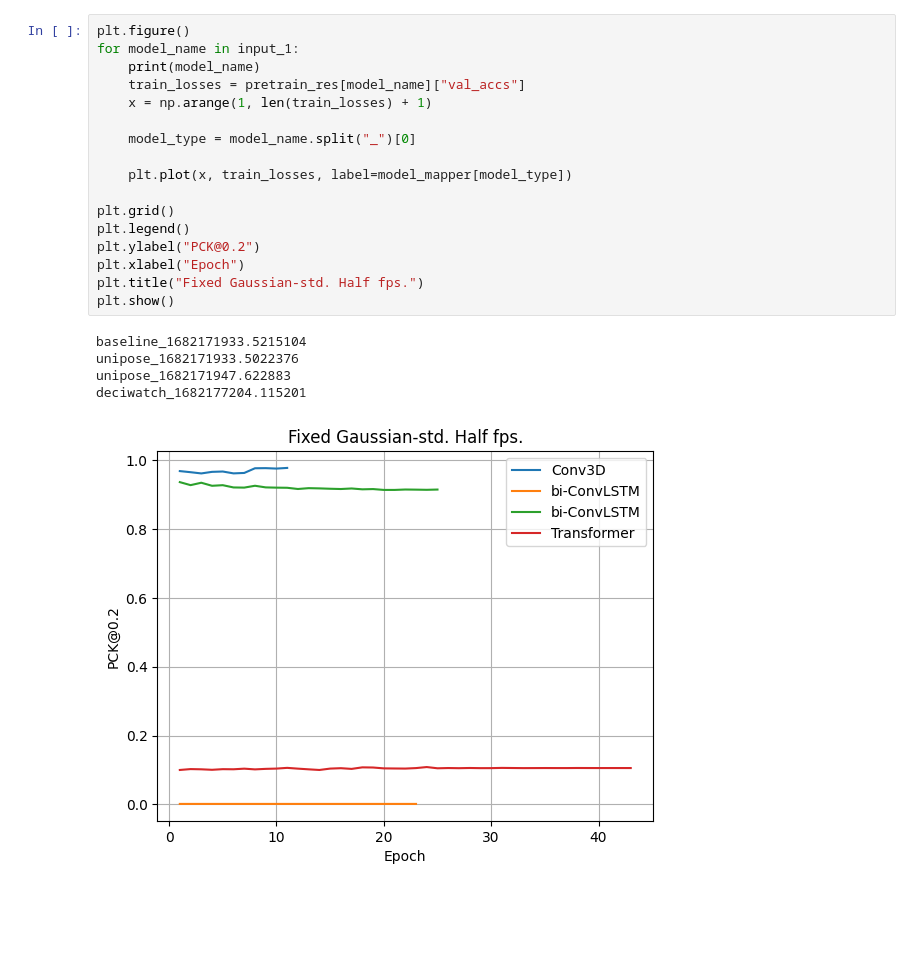
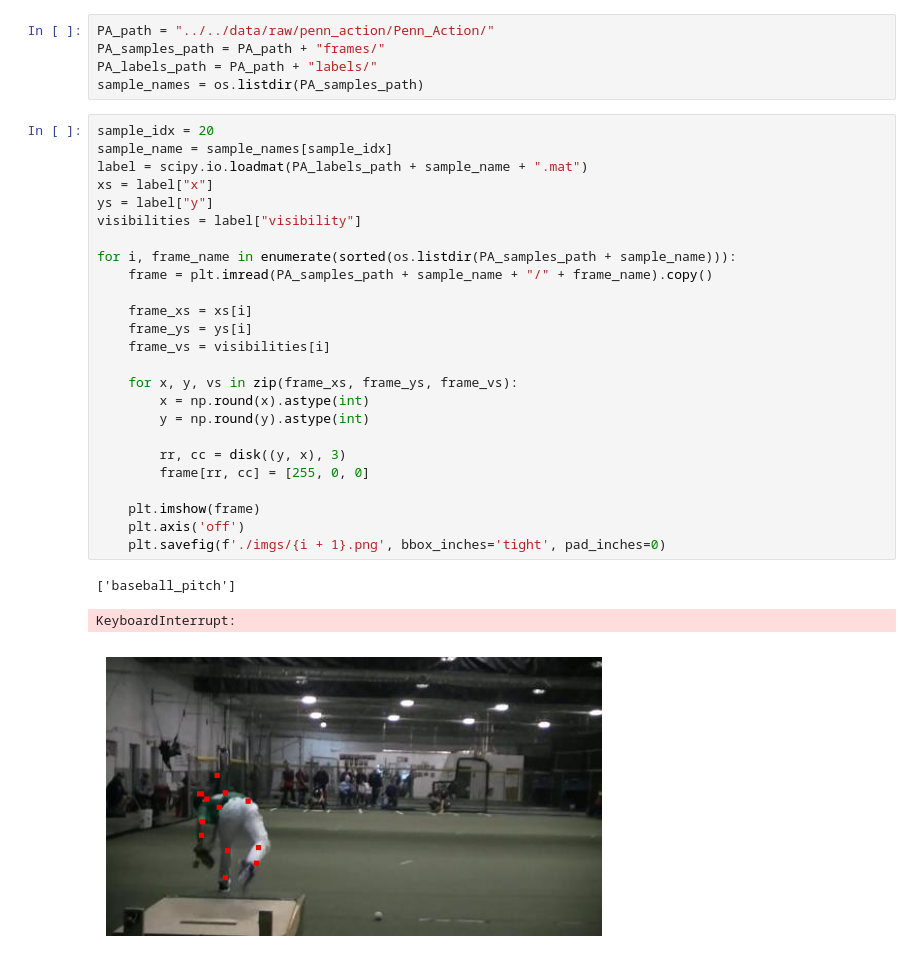
Before and after one commit to AndreOskarAndersen/master_thesis, a Jupyter notebook: src/visualization/data.ipynb, the cells around one changed output. Cells and saved outputs as stored; diff of their text form; blank space fills up the shorter version.

```diff
--- a/src/visualization/data.ipynb
+++ b/src/visualization/data.ipynb
@@ -60,23 +7,34 @@ plt.show()
-# %%
-plt.figure()
-for model_name in input_1:
-    print(model_name)
-    train_losses = pretrain_res[model_name]["val_accs"]
-    x = np.arange(1, len(train_losses) + 1)
-
-    model_type = model_name.split("_")[0]
-
-    plt.plot(x, train_losses, label=model_mapper[model_type])
-
-plt.grid()
-plt.legend()
-plt.ylabel("PCK@0.2")
-plt.xlabel("Epoch")
-plt.title("Fixed Gaussian-std. Half fps.")
-plt.show()
-# %% [output]
-baseline_1682171933.5215104
-unipose_1682171933.5022376
-unipose_1682171947.622883
-deciwatch_1682177204.115201
-[figure, removed]
+# %%
+PA_path = "../../data/raw/penn_action/Penn_Action/"
+PA_samples_path = PA_path + "frames/"
+PA_labels_path = PA_path + "labels/"
+sample_names = os.listdir(PA_samples_path)
+# %%
+sample_idx = 20
+sample_name = sample_names[sample_idx]
+label = scipy.io.loadmat(PA_labels_path + sample_name + ".mat")
+xs = label["x"]
+ys = label["y"]
+visibilities = label["visibility"]
+
+for i, frame_name in enumerate(sorted(os.listdir(PA_samples_path + sample_name))):
+    frame = plt.imread(PA_samples_path + sample_name + "/" + frame_name).copy()
+
+    frame_xs = xs[i]
+    frame_ys = ys[i]
+    frame_vs = visibilities[i]
+
+    for x, y, vs in zip(frame_xs, frame_ys, frame_vs):
+        x = np.round(x).astype(int)
+        y = np.round(y).astype(int)
+
+        rr, cc = disk((y, x), 3)
+        frame[rr, cc] = [255, 0, 0]
+
+    plt.imshow(frame)
+    plt.axis('off')
+    plt.savefig(f'./imgs/{i + 1}.png', bbox_inches='tight', pad_inches=0)
+# %% [output]
+['baseball_pitch']
+KeyboardInterrupt:
+[figure, added]
```
Also changed, not shown: parts of 8 cells of this notebook, 40 other files.
